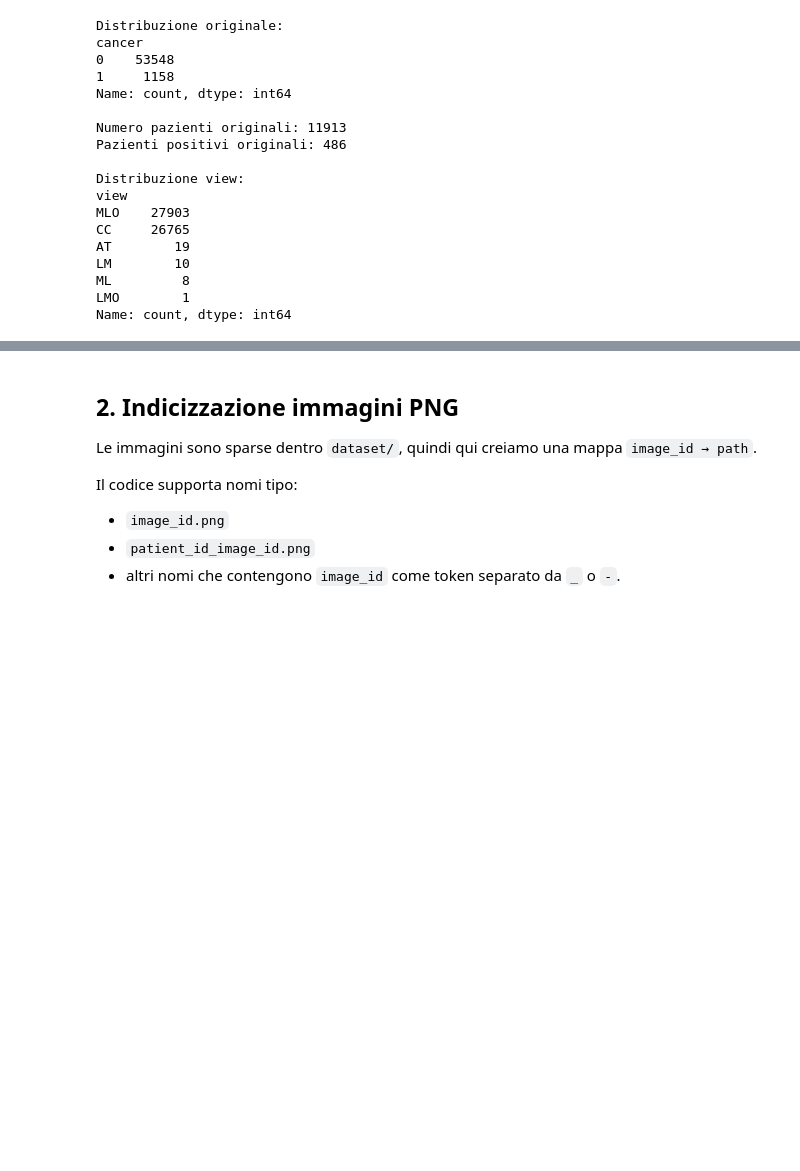
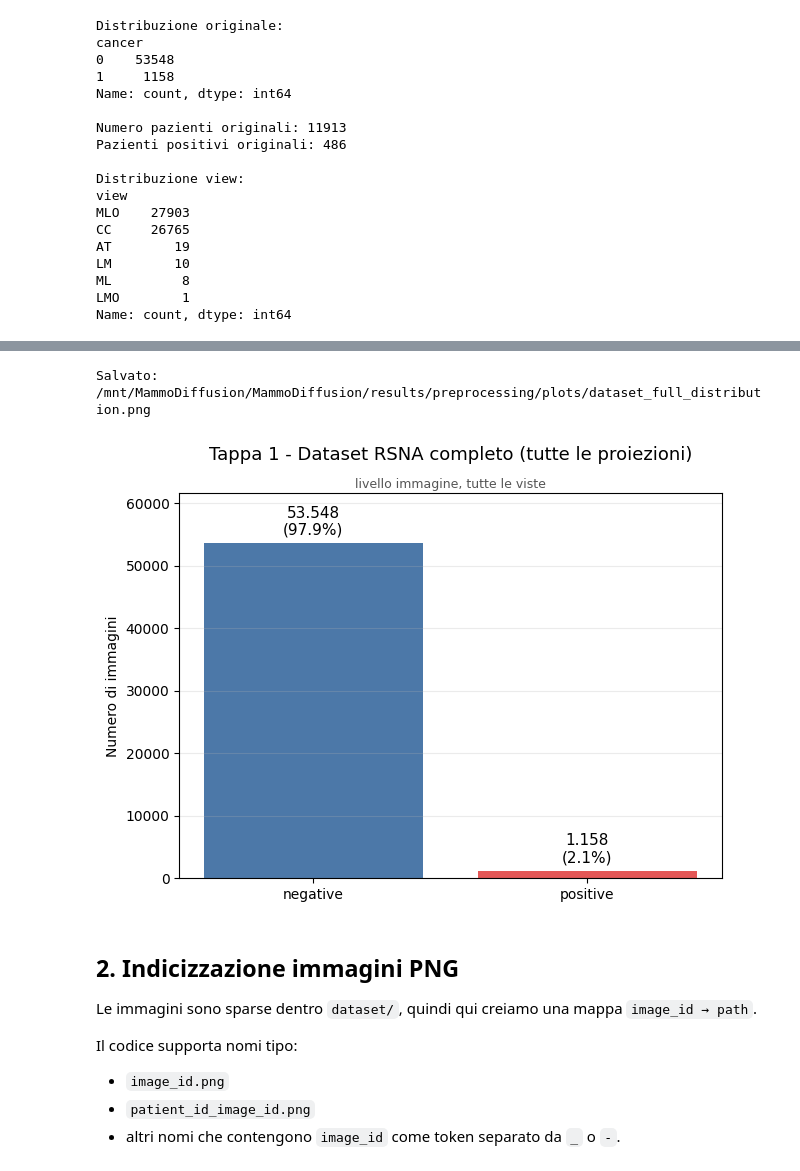
Before and after one commit to MarrasFederico/MammoDiffusion-v1.1, a Jupyter notebook: notebooks/01_Preprocessing_RSNA_512_gray_MLO.ipynb, the cells around one changed output, grey strips where cells are left out. Drawn from its saved outputs; the diff is of its cells as text; code cells hidden in the pictures; blank space fills up the shorter version.

Commit message:
Add files via upload
Modificati path assoluti in relativi.
Aggiunti plot da mettere nelle slide.

```diff
--- a/notebooks/01_Preprocessing_RSNA_512_gray_MLO.ipynb
+++ b/notebooks/01_Preprocessing_RSNA_512_gray_MLO.ipynb
@@ -35,10 +35,6 @@ except ImportError:
     import gdown
 # %%
 # Configurazione iniziale + download dataset originale
-
-# =========================
-# CONFIGURAZIONE PATH PROGETTO
-# =========================
 
 PROJECT_NAME = "MammoDiffusion"
 
@@ -63,12 +59,13 @@ def find_project_root(project_name=PROJECT_NAME, override=PROJECT_ROOT_OVERRIDE)
         if (candidate / "data").exists() and (candidate / "notebooks").exists():
             return candidate
 
+    # ulteriore check in possibili cartelle
     for candidate in [
         cwd / project_name,
         Path("/content") / project_name,
         Path("/content/drive/MyDrive") / project_name,
         Path.home() / project_name,
-        Path.home() / "Progetto" / project_name,
+        Path.home() / "Progetti" / project_name,
     ]:
         if candidate.exists():
             return candidate.resolve()
@@ -89,7 +86,7 @@ FINAL_DATASET_DIR = (BASE_DIR / "data" / "original" / "dataset").resolve()
 
 DATASET_DIR = FINAL_DATASET_DIR
 
-# True solo se vuoi cancellare e riscaricare tutto da zero.
+# True solo per riscaricare tutto da zero
 FORCE_REDOWNLOAD_DATASET = False
 
 # crea le cartelle necessarie se non esistono
@@ -128,13 +125,13 @@ def download_dataset():
     gdown.download(
         url=DATASET_URL,
         output=str(ARCHIVE_PATH),
-        quiet=False#,
-        #fuzzy=True
+        quiet=False
     )
 
     if not ARCHIVE_PATH.exists():
         raise FileNotFoundError(f"Download fallito: non trovo {ARCHIVE_PATH}")
 
+    # verifica che il file non sia vuoto
     if ARCHIVE_PATH.stat().st_size == 0:
         raise RuntimeError(f"Download fallito: file vuoto: {ARCHIVE_PATH}")
 
@@ -142,6 +139,7 @@ def download_dataset():
 
 
 def run_command(command):
+    # esegue un comando catturando output ed errori e restituendoli come testo
     result = subprocess.run(
         command,
         stdout=subprocess.PIPE,
@@ -201,10 +199,10 @@ def extract_rar_archive():
     for seven_zip_path in possible_7zip_paths:
         commands_to_try.append([
             seven_zip_path,
-            "x",
-            str(ARCHIVE_PATH),
-            f"-o{EXTRACT_DIR}",
-            "-y"
+            "x",                                # estrae mantenendo la struttura delle cartelle
+            str(ARCHIVE_PATH),                  # archivio da estrarre
+            f"-o{EXTRACT_DIR}",                 # directory di destinazione
+            "-y"                                # risponde automaticamente "si" alle richieste di sovrascrittura
         ])
 
     # Altri estrattori possibili
@@ -333,6 +314,7 @@ PNG trovate: 54706
 CSV_PATH = DATASET_DIR / "train.csv"
 
 OUTPUT_DIR = (BASE_DIR / "data" / "processed").resolve()
+PLOTS_DIR = BASE_DIR / "results" / "preprocessing" / "plots"
 
 IMG_SIZE = 512
 RANDOM_STATE = 42
@@ -344,7 +326,7 @@ VIEW_FILTER = "MLO"
 IMAGE_EXTENSIONS = [".png", ".PNG"]
 
 # Se True, cancella la cartella processed_rsna_512_gray prima di ricrearla.
-RESET_OUTPUT_DIR = True
+RESET_OUTPUT_DIR = False
 
 print("BASE_DIR:", BASE_DIR)
 print("DATASET_DIR:", DATASET_DIR)
@@ -420,3 +562,20 @@ Name: count, dtype: int64
+# %%
+# EDA Tappa 1 - distribuzione del dataset RSNA completo (tutte le proiezioni)
+# Conteggi a livello di IMMAGINE dal dataframe grezzo df_all
+_neg_full = int((df_all["cancer"] == 0).sum())
+_pos_full = int((df_all["cancer"] == 1).sum())
+
+plot_class_distribution(
+    neg_count=_neg_full,
+    pos_count=_pos_full,
+    title="Tappa 1 - Dataset RSNA completo (tutte le proiezioni)",
+    subtitle="livello immagine, tutte le viste",
+    count_unit="immagini",
+    filename="dataset_full_distribution.png",
+)
+# %% [output]
+Salvato: /mnt/MammoDiffusion/MammoDiffusion/results/preprocessing/plots/dataset_full_distribution.png
+[figure, added]
 # %% [markdown]
 ## 2. Indicizzazione immagini PNG
 
```
Also changed, not shown: parts of 27 cells of this notebook.
